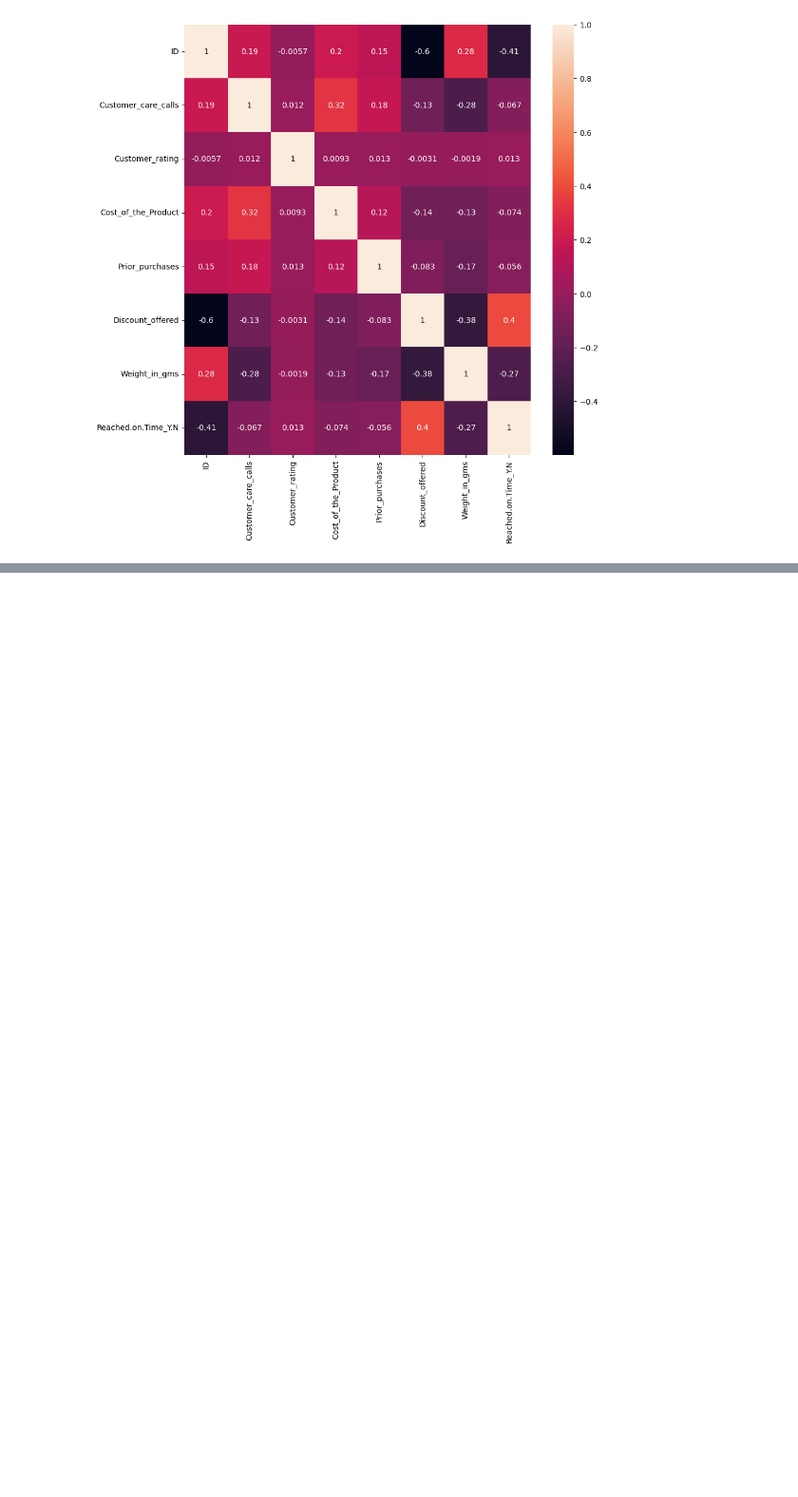
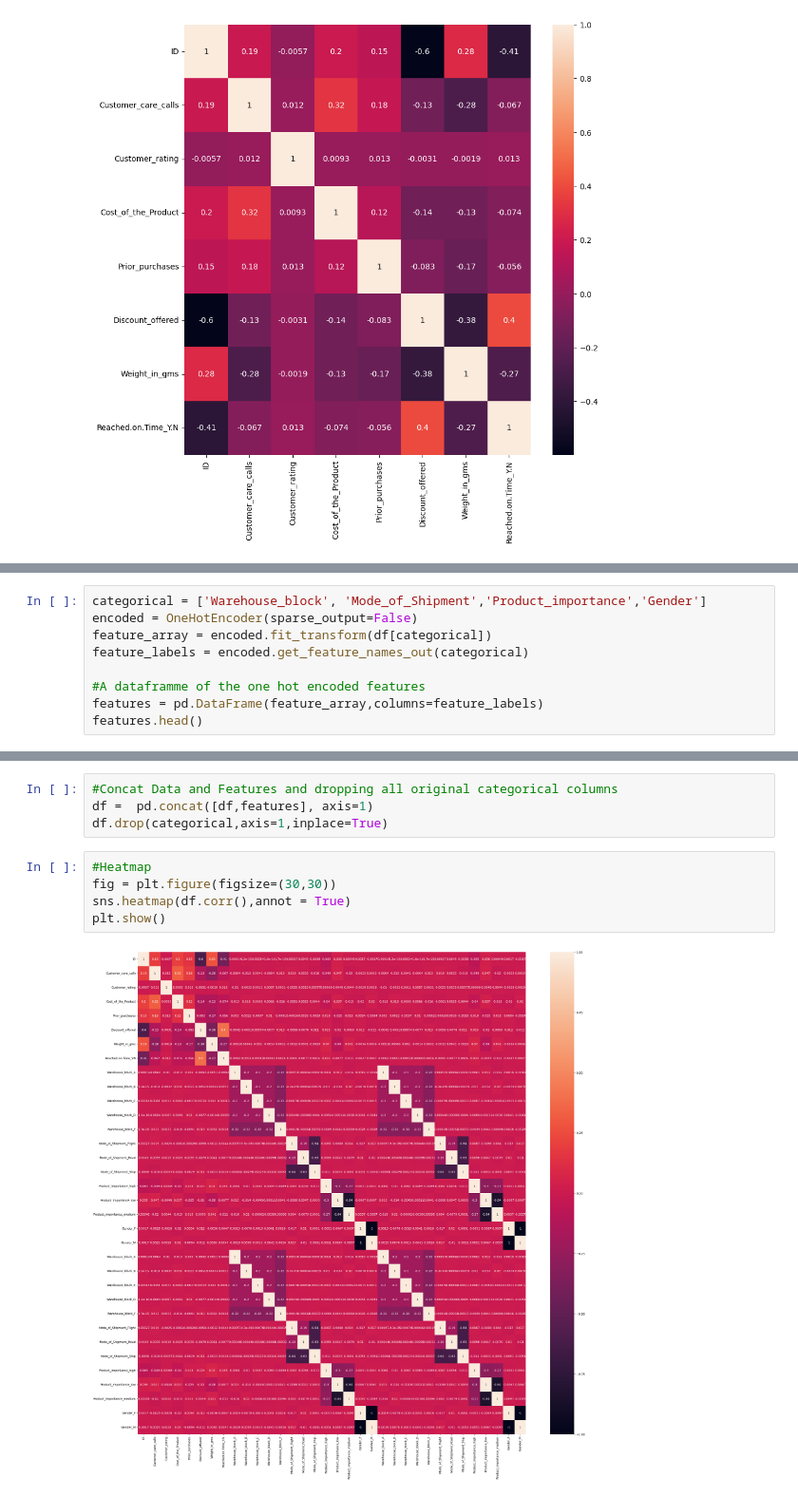
Before and after one commit to Mulwajoseph/E-Commerce-Shipping-Project-, a Jupyter notebook: student.ipynb, the cells around one changed output, grey strips where cells are left out. Shown at 95% size. Cells and saved outputs as stored; diff of their text form; blank space fills up the shorter version.

```diff
--- a/student.ipynb
+++ b/student.ipynb
@@ -148,0 +152,9 @@ plt.show()
+# %%
+categorical = ['Warehouse_block', 'Mode_of_Shipment','Product_importance','Gender']
+encoded = OneHotEncoder(sparse_output=False)
+feature_array = encoded.fit_transform(df[categorical])
+feature_labels = encoded.get_feature_names_out(categorical)
+
+#A dataframme of the one hot encoded features
+features = pd.DataFrame(feature_array,columns=feature_labels)
+features.head()
@@ -148,0 +168,11 @@ plt.show()
+# %%
+#Concat Data and Features and dropping all original categorical columns
+df =  pd.concat([df,features], axis=1)
+df.drop(categorical,axis=1,inplace=True)
+# %%
+#Heatmap
+fig = plt.figure(figsize=(30,30))
+sns.heatmap(df.corr(),annot = True)
+plt.show()
+# %% [output]
+[figure, added]
```
Also changed, not shown: parts of 8 cells of this notebook.
